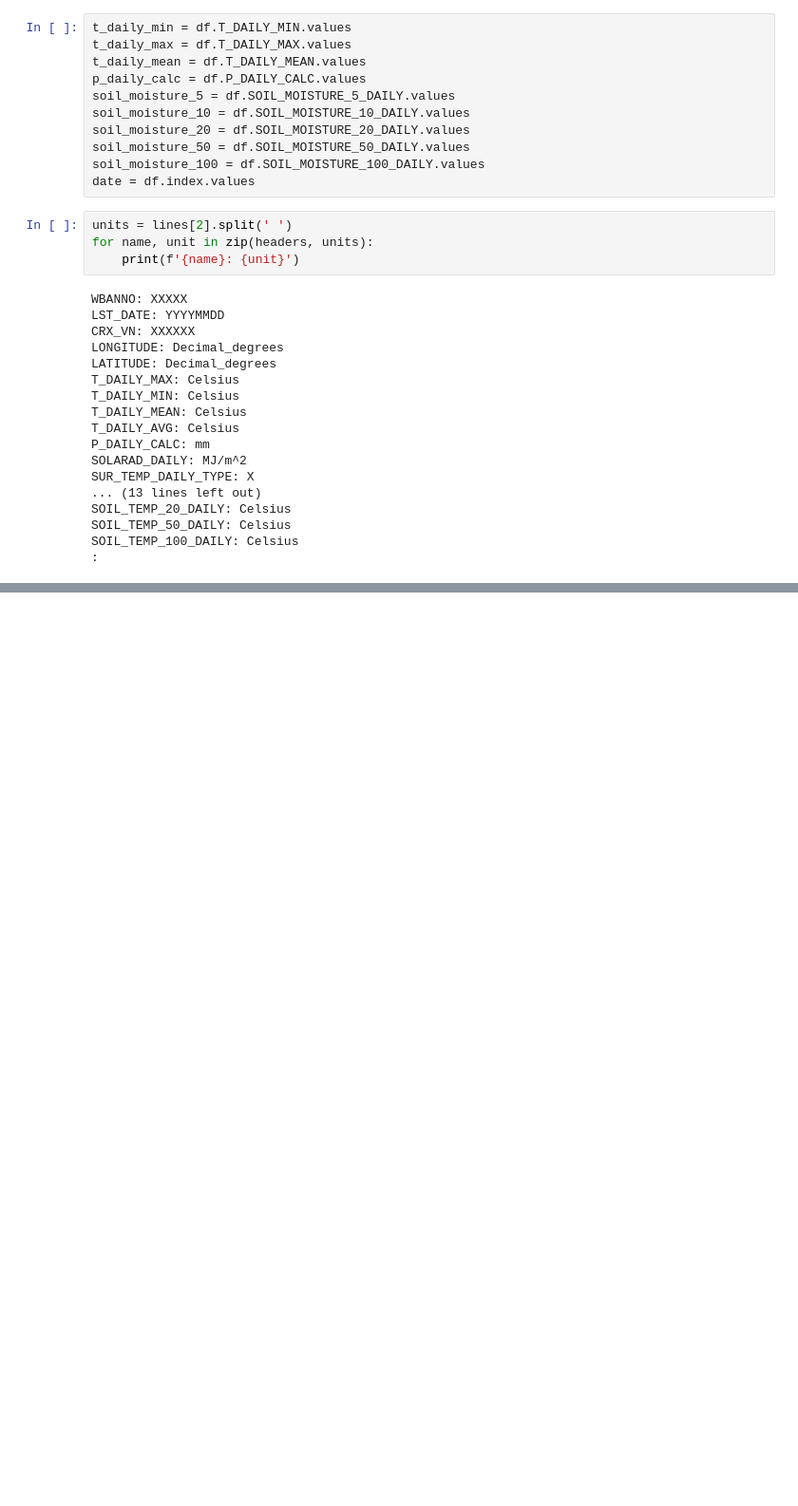
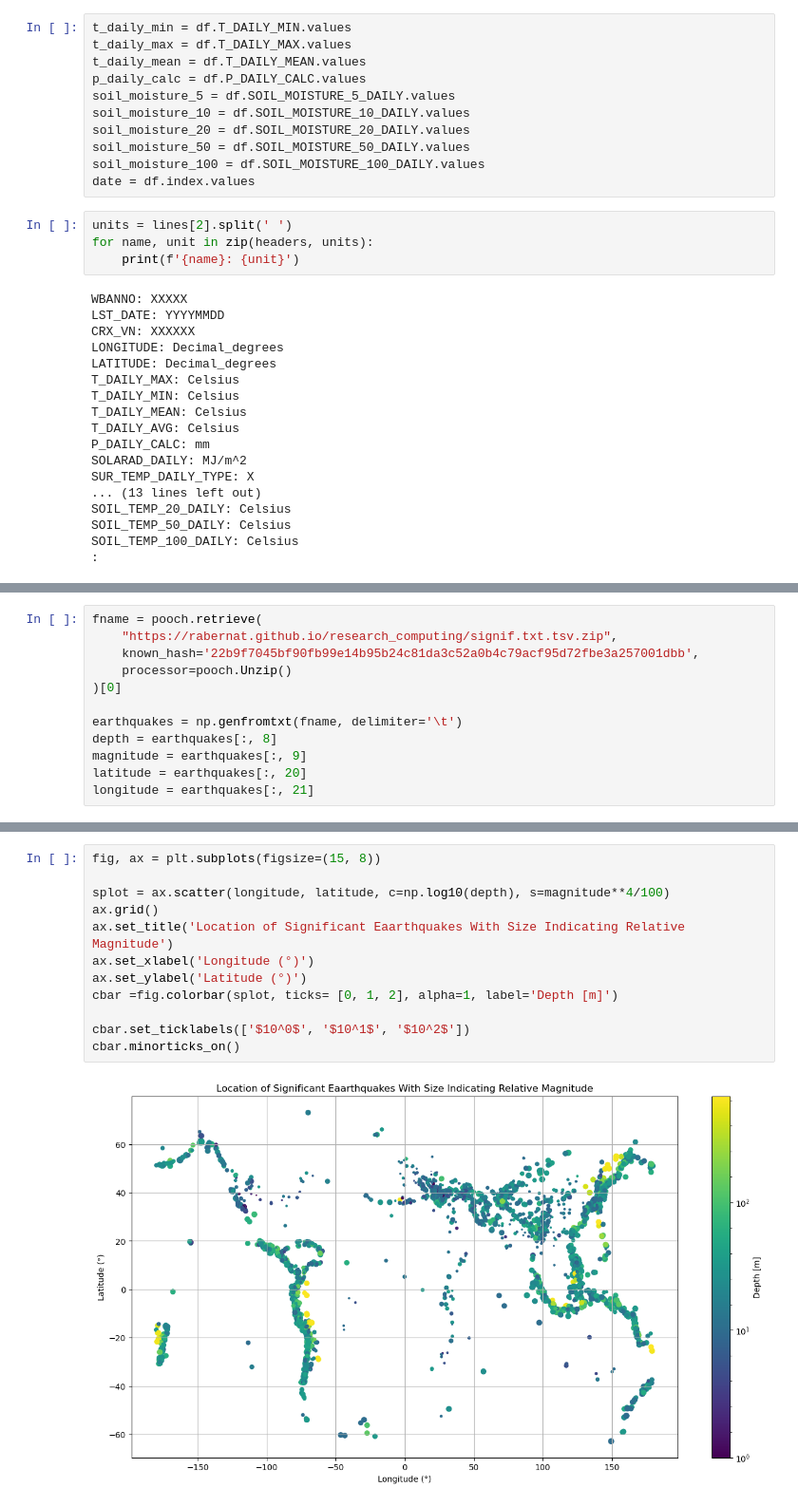
Before and after one commit to alyplasc/climatedatascience, a Jupyter notebook: HW6.ipynb, the cells around one changed output, grey strips where cells are left out. Shown at 95% size. Saved outputs shown, nothing was run; the diff lists cells and outputs as text; blank space fills up the shorter version.

```diff
--- a/HW6.ipynb
+++ b/HW6.ipynb
@@ -111,0 +166,12 @@ ax2.margins(x=0, y=0)
+# %%
+fname = pooch.retrieve(
+    "https://rabernat.github.io/research_computing/signif.txt.tsv.zip",
+    known_hash='22b9f7045bf90fb99e14b95b24c81da3c52a0b4c79acf95d72fbe3a257001dbb',
+    processor=pooch.Unzip()
+)[0]
+
+earthquakes = np.genfromtxt(fname, delimiter='\t')
+depth = earthquakes[:, 8]
+magnitude = earthquakes[:, 9]
+latitude = earthquakes[:, 20]
+longitude = earthquakes[:, 21]
@@ -111,0 +181,14 @@ ax2.margins(x=0, y=0)
+# %%
+fig, ax = plt.subplots(figsize=(15, 8))
+
+splot = ax.scatter(longitude, latitude, c=np.log10(depth), s=magnitude**4/100)
+ax.grid()
+ax.set_title('Location of Significant Eaarthquakes With Size Indicating Relative Magnitude')
+ax.set_xlabel('Longitude (°)')
+ax.set_ylabel('Latitude (°)')
+cbar =fig.colorbar(splot, ticks= [0, 1, 2], alpha=1, label='Depth [m]')
+
+cbar.set_ticklabels(['$10^0$', '$10^1$', '$10^2$'])
+cbar.minorticks_on()
+# %% [output]
+[figure, added]
```
Also changed, not shown: parts of 4 cells of this notebook.
